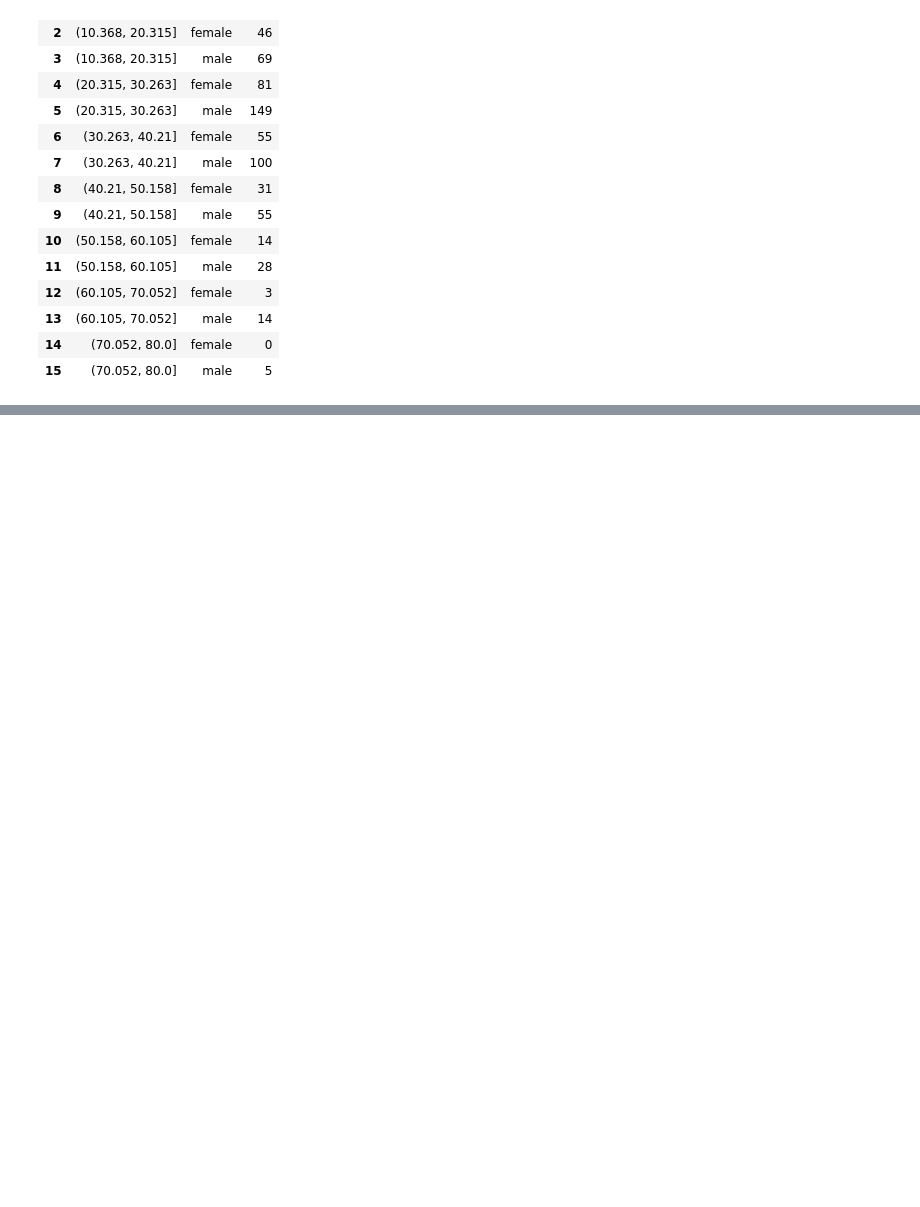
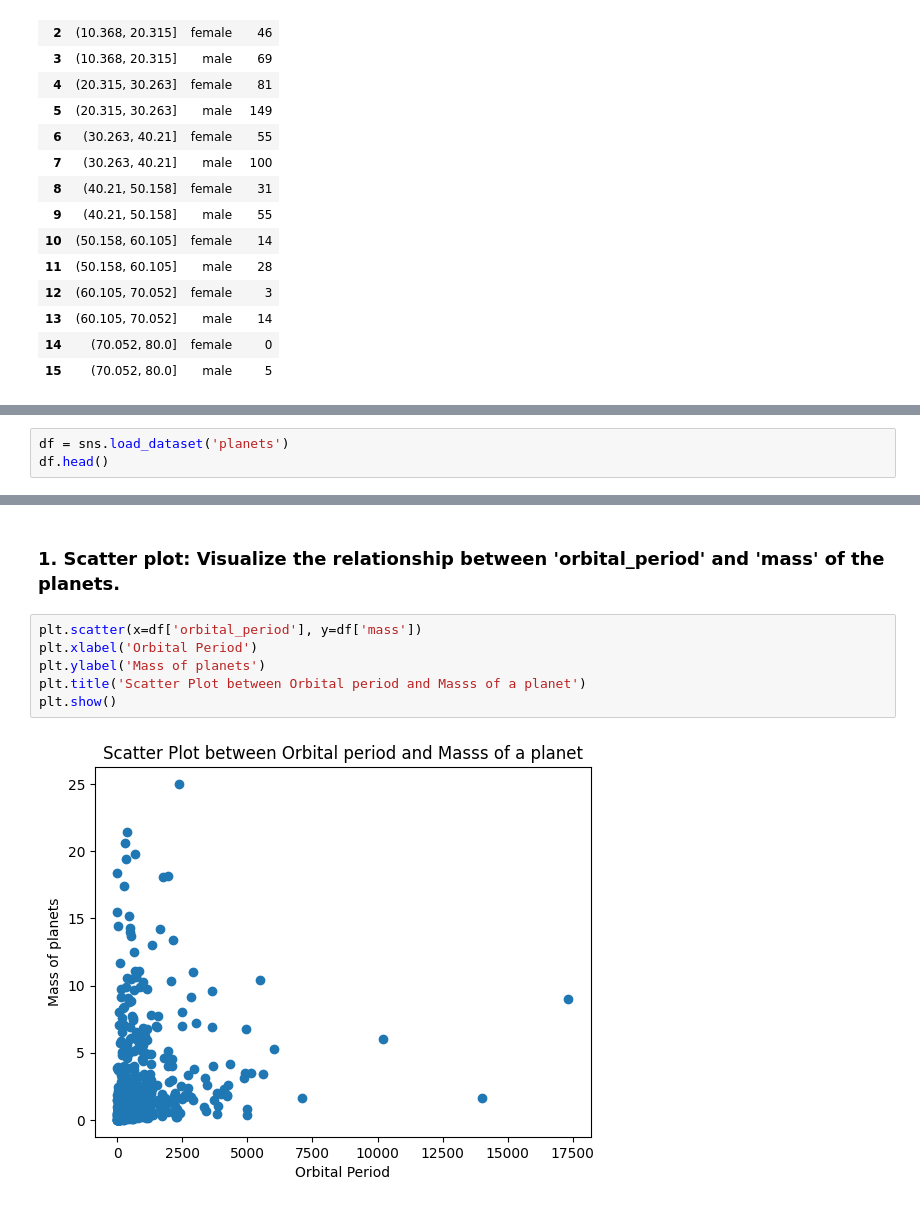
Before and after one commit to anuj-kumar-30/ML_pw, a Jupyter notebook: M20_lib_assignments.ipynb, the cells around one changed output, grey strips where cells are left out. Saved outputs shown, nothing was run; the diff lists cells and outputs as text; blank space fills up the shorter version.

```diff
--- a/M20_lib_assignments.ipynb
+++ b/M20_lib_assignments.ipynb
@@ -244,0 +361,3 @@ df.groupby(['age_group', 'sex'],as_index=False).size()
+# %%
+df = sns.load_dataset('planets')
+df.head()
@@ -244,0 +371,10 @@ df.groupby(['age_group', 'sex'],as_index=False).size()
+# %% [markdown]
+### 1. Scatter plot: Visualize the relationship between 'orbital_period' and 'mass' of the planets.
+# %%
+plt.scatter(x=df['orbital_period'], y=df['mass'])
+plt.xlabel('Orbital Period')
+plt.ylabel('Mass of planets')
+plt.title('Scatter Plot between Orbital period and Masss of a planet')
+plt.show()
+# %% [output]
+[figure, added]
```
Also changed, not shown: parts of 28 cells of this notebook, 2 other files.
